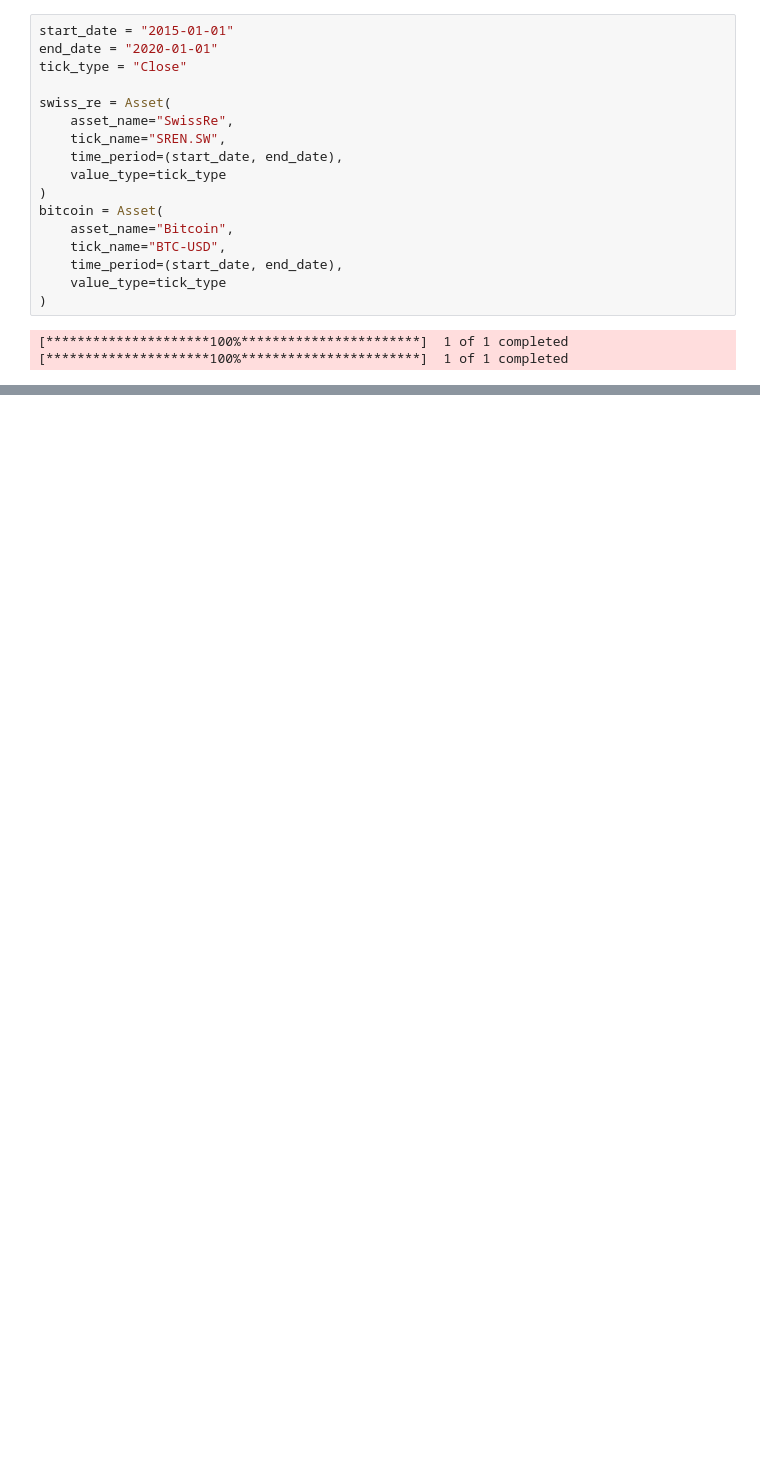
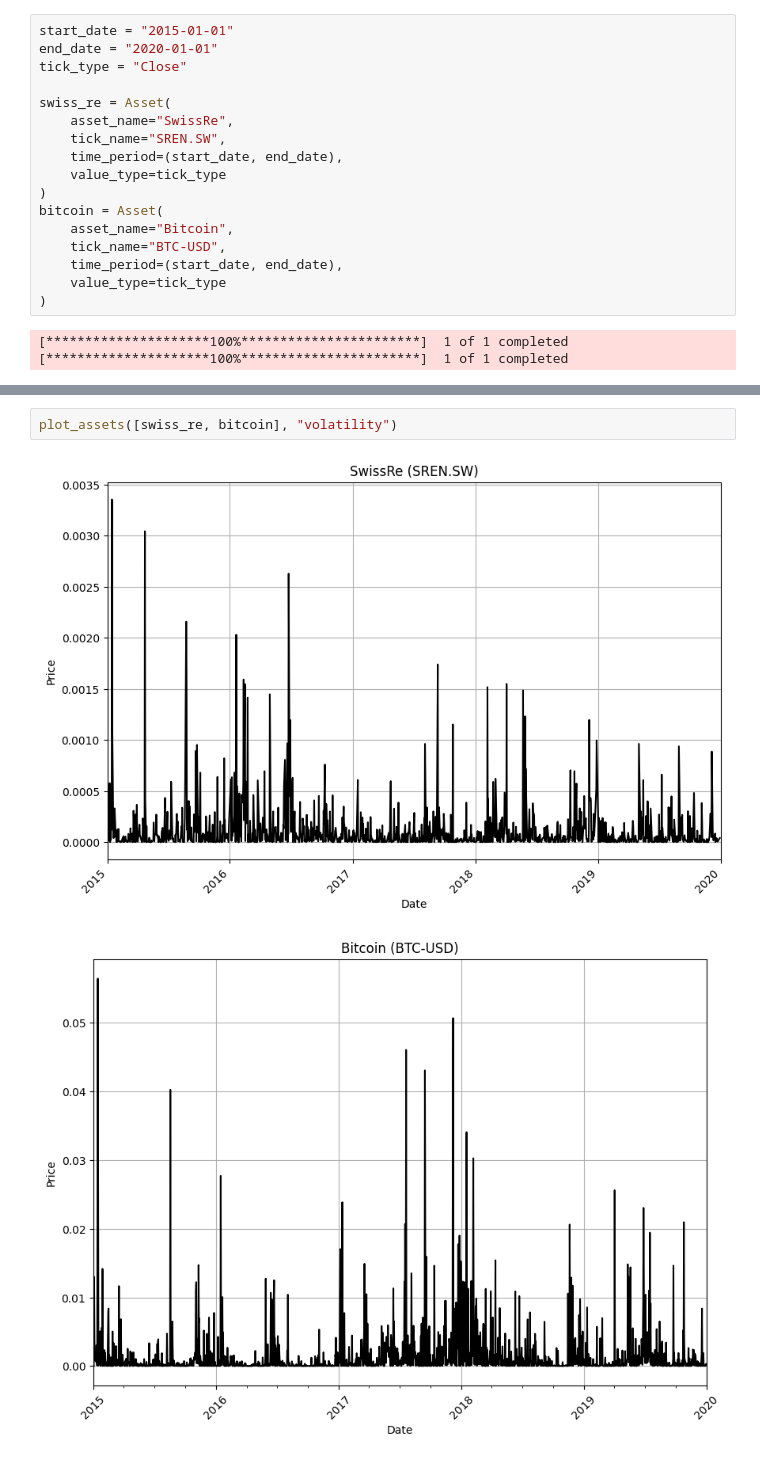
Before and after one commit to emilioMaddalena/volatility-forecasting, a Jupyter notebook: volatility_basics.ipynb, the cells around one changed output, grey strips where cells are left out. Cells and saved outputs as stored; diff of their text form; blank space fills up the shorter version.

```diff
--- a/volatility_basics.ipynb
+++ b/volatility_basics.ipynb
@@ -52,0 +73,5 @@ plot_assets([swiss_re, bitcoin], "returns")
+# %%
+plot_assets([swiss_re, bitcoin], "volatility")
+# %% [output]
+[figure, added]
+[figure, added]
```
Also changed, not shown: parts of 5 cells of this notebook.
